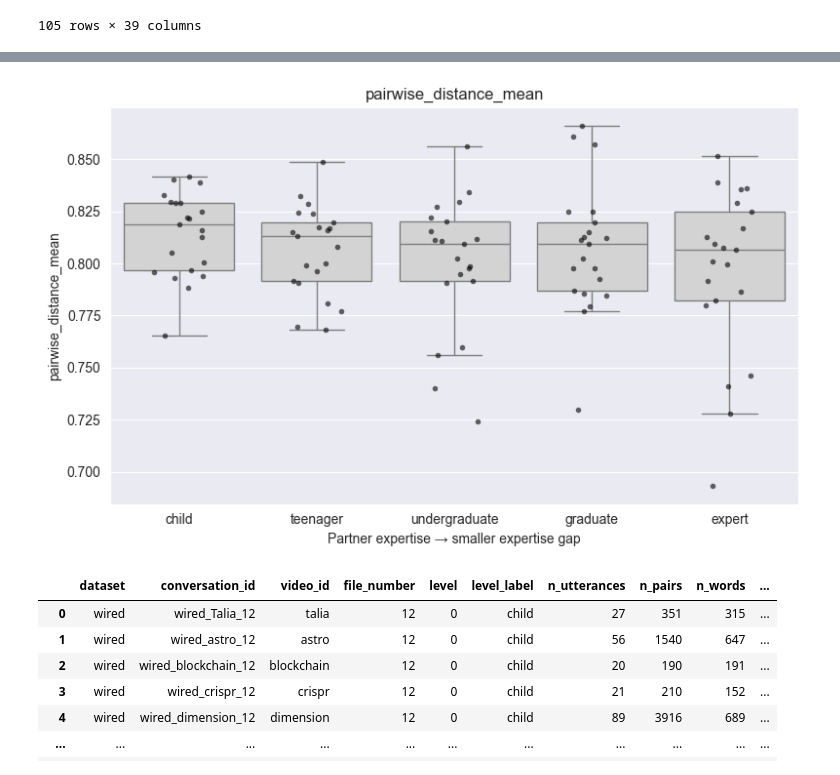
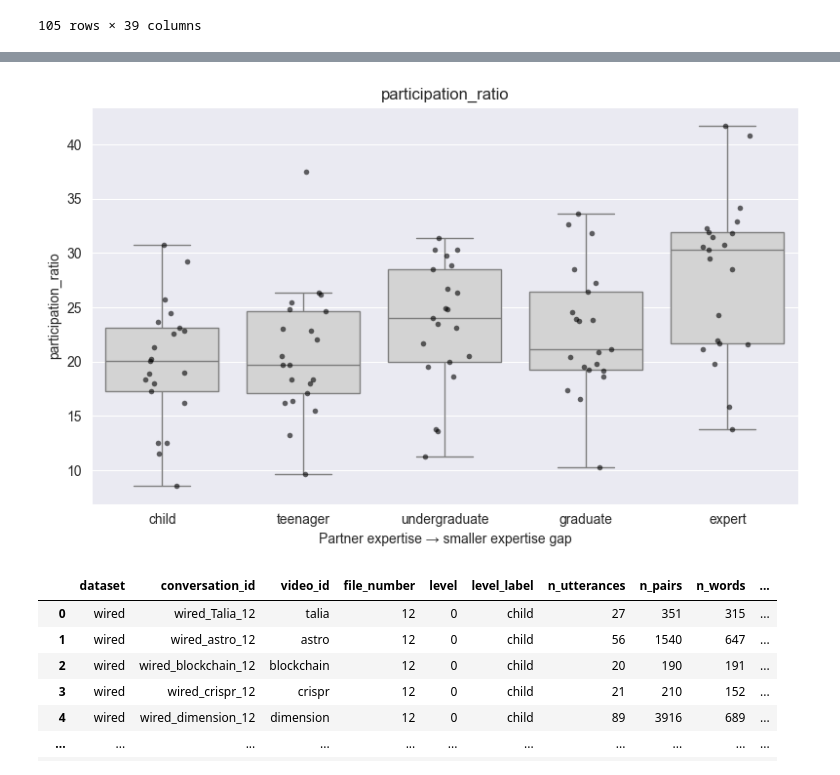
Before and after one commit to yume-24/expertise_conversation, a Jupyter notebook: 01_static_geometric_metrics.ipynb, the cells around one changed output, grey strips where cells are left out. Drawn from its saved outputs; the diff is of its cells as text; code cells hidden in the pictures.

```diff
--- a/01_static_geometric_metrics.ipynb
+++ b/01_static_geometric_metrics.ipynb
@@ -1240,10 +1240,10 @@ Index(['dataset', 'conversation_id', 'video_id', 'file_number', 'level',
 # %%
 plot_metric_distribution(
     conversation_geometry,
-    "pairwise_distance_mean"
+    "participation_ratio"
 )
 # %% [output]
-[figure, old version]
+[figure, new version]
 # %%
 conversation_geometry
 # %% [output]
```
Also changed, not shown: parts of 14 cells of this notebook, 11 other files.
